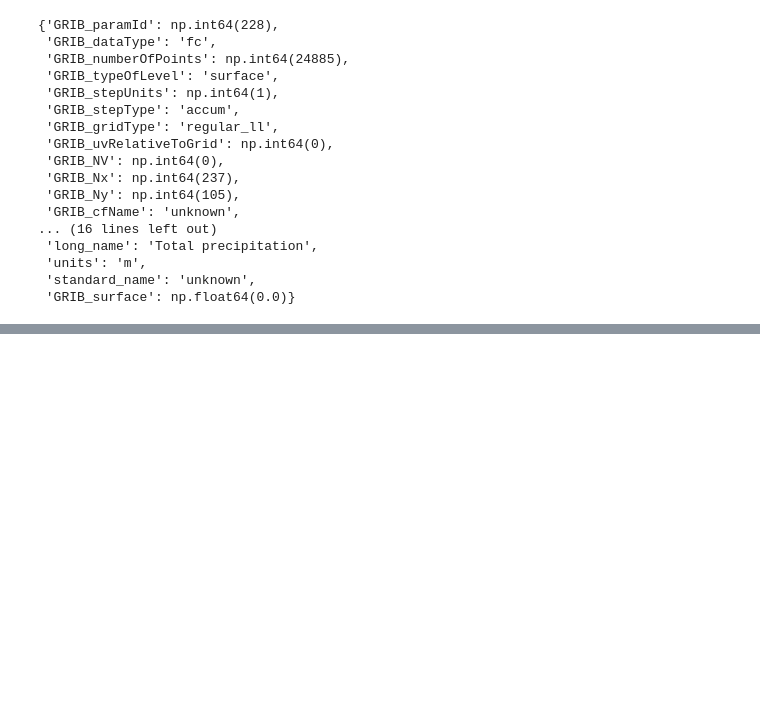
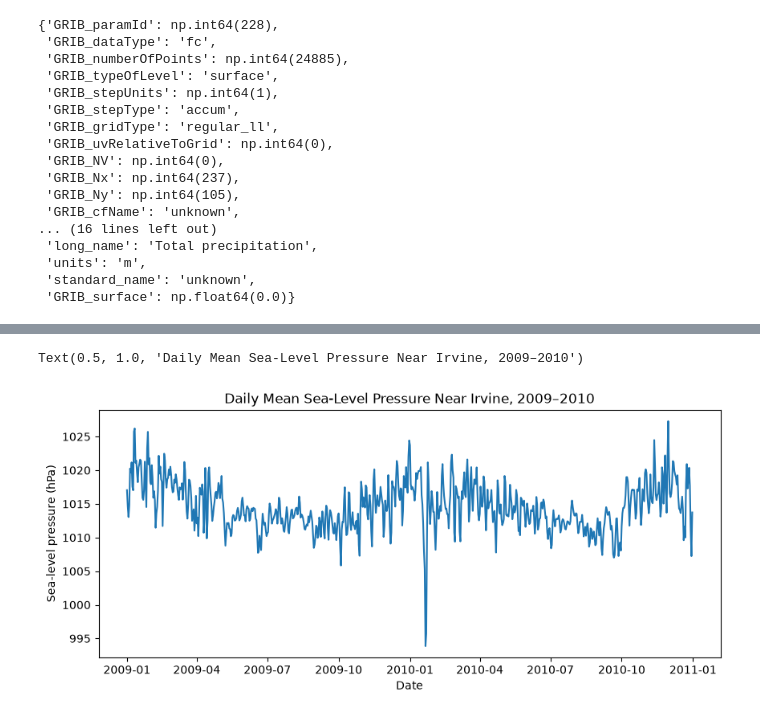
Before and after one commit to yiksu1312/AISCI290A_WP, a Jupyter notebook: notebooks/03_temperature_and_other_variables.ipynb, the cells around one changed output, grey strips where cells are left out. Cells and saved outputs as stored; diff of their text form; code cells hidden in the pictures; blank space fills up the shorter version.

```diff
--- a/notebooks/03_temperature_and_other_variables.ipynb
+++ b/notebooks/03_temperature_and_other_variables.ipynb
@@ -273,0 +275,6 @@ The wind components and precipitation are here to explore later. I still need to
+# %%
+pressure_irvine = ds_pressure["msl"].sel(
+    latitude=33.75,
+    longitude=-117.75,
+    method="nearest"
+)
@@ -273,0 +307,6 @@ The wind components and precipitation are here to explore later. I still need to
+# %%
+# Convert pressure from Pa to hPa.
+pressure_hpa = pressure_irvine / 100
+pressure_hpa.attrs["units"] = "hPa"
+# %%
+pressure_series = pressure_hpa.to_series()
@@ -273,0 +327,11 @@ The wind components and precipitation are here to explore later. I still need to
+# %%
+fig, ax = plt.subplots(figsize=(10, 4))
+
+ax.plot(pressure_series.index, pressure_series)
+
+ax.set_xlabel("Date")
+ax.set_ylabel("Sea-level pressure (hPa)")
+ax.set_title("Daily Mean Sea-Level Pressure Near Irvine, 2009–2010")
+# %% [output]
+Text(0.5, 1.0, 'Daily Mean Sea-Level Pressure Near Irvine, 2009–2010')
+[figure, added]
```
Also changed, not shown: parts of 129 cells of this notebook, 4 other files.
